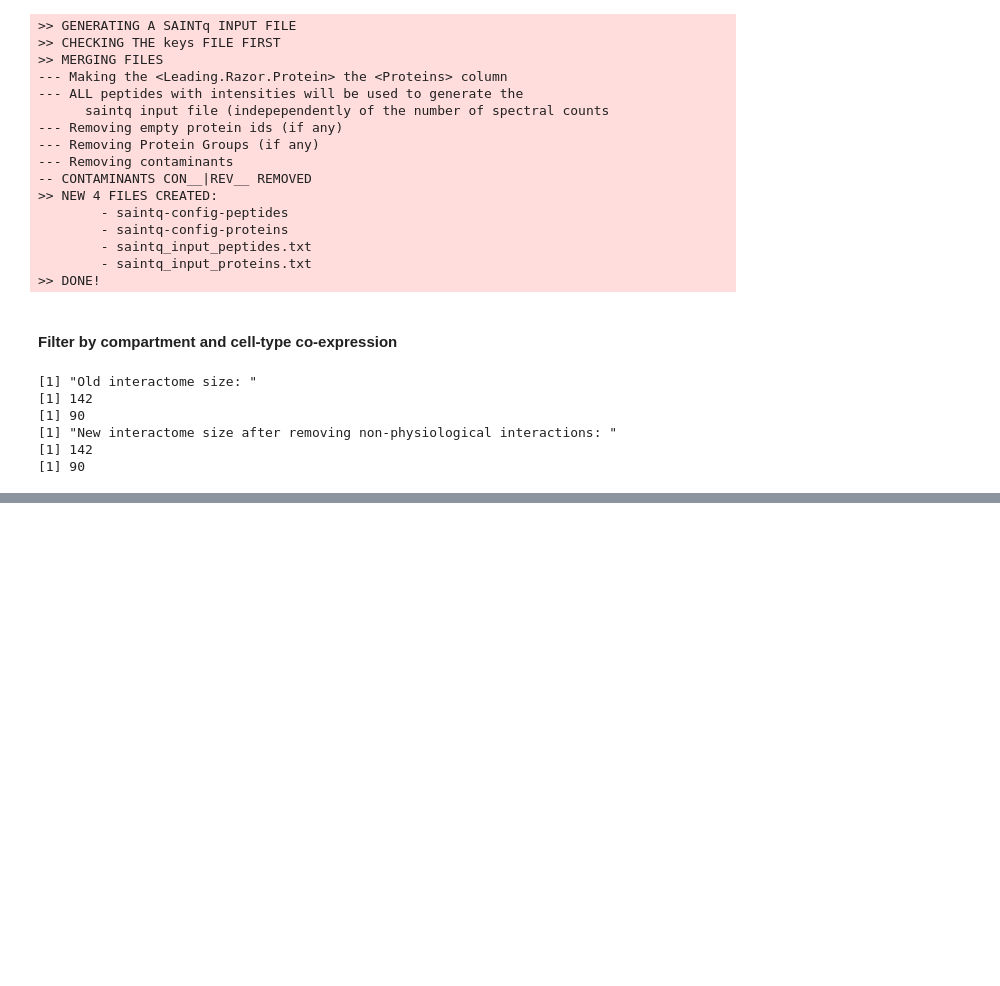
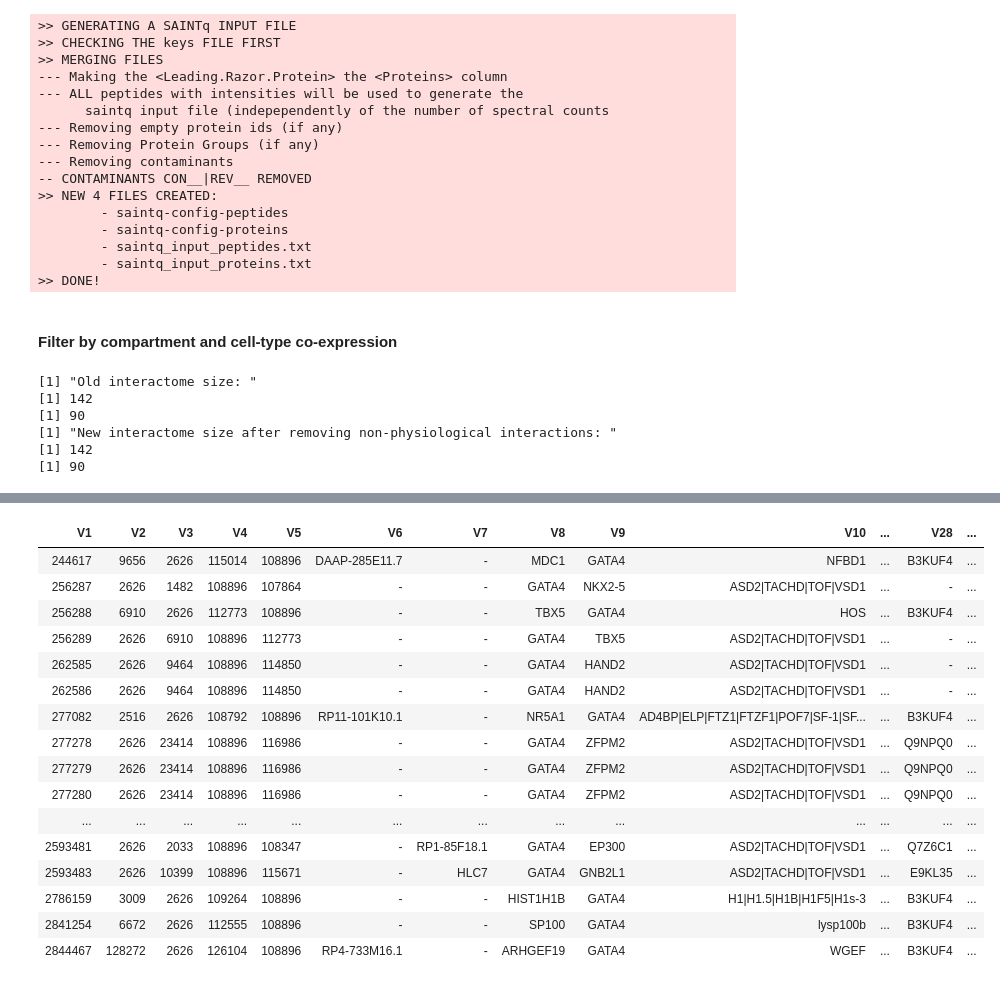
Before and after one commit to mepittman/ctf-apms, a Jupyter notebook: jupyter_notebooks/define_interactome.ipynb, the cells around one changed output, grey strips where cells are left out. Drawn from its saved outputs; the diff is of its cells as text; code cells hidden in the pictures; blank space fills up the shorter version.

Commit message:
added steps for downloading/filtering database interactomes

```diff
--- a/jupyter_notebooks/define_interactome.ipynb
+++ b/jupyter_notebooks/define_interactome.ipynb
@@ -759,0 +824,32 @@ write.table(hcombined, file = "../intermediate/interactome_lists/HEKGATA4-HEKTBX
+# %%
+# BIOGRID
+## Files downloaded 22 April 2021 from https://thebiogrid.org/
+## Settings:
+    # Species: H. sapiens and M. musculus
+
+biogrid_gata = read.table('../data/databases/BIOGRID-GATA4-4.3.196.tab3.txt', sep="\t", stringsAsFactors=F)
+biogrid_tbx5 = read.table('../data/databases/BIOGRID-TBX5-4.3.196.tab3.txt', sep="\t", stringsAsFactors=F)
+
+biogrid_gata
+biogrid_tbx5
+
+biogrid_gata_genes = unique(toupper(c(biogrid_gata$V8, biogrid_gata$V9)))
+biogrid_tbx5_genes = unique(toupper(c(biogrid_tbx5$V8, biogrid_tbx5$V9)))
+# %% [output]
+| V1 | V2 | V3 | V4 | V5 | V6 | V7 | V8 | V9 | V10 | ... | V28 | ... |
+| 244617 | 9656 | 2626 | 115014 | 108896 | DAAP-285E11.7 | - | MDC1 | GATA4 | NFBD1 | ... | B3KUF4 | ... |
+| 256287 | 2626 | 1482 | 108896 | 107864 | - | - | GATA4 | NKX2-5 | ASD2|TACHD|TOF|VSD1 | ... | - | ... |
+| 256288 | 6910 | 2626 | 112773 | 108896 | - | - | TBX5 | GATA4 | HOS | ... | B3KUF4 | ... |
+| 256289 | 2626 | 6910 | 108896 | 112773 | - | - | GATA4 | TBX5 | ASD2|TACHD|TOF|VSD1 | ... | - | ... |
+| 262585 | 2626 | 9464 | 108896 | 114850 | - | - | GATA4 | HAND2 | ASD2|TACHD|TOF|VSD1 | ... | - | ... |
+| 262586 | 2626 | 9464 | 108896 | 114850 | - | - | GATA4 | HAND2 | ASD2|TACHD|TOF|VSD1 | ... | - | ... |
+| 277082 | 2516 | 2626 | 108792 | 108896 | RP11-101K10.1 | - | NR5A1 | GATA4 | AD4BP|ELP|FTZ1|FTZF1|POF7|SF-1|SF... | ... | B3KUF4 | ... |
+| 277278 | 2626 | 23414 | 108896 | 116986 | - | - | GATA4 | ZFPM2 | ASD2|TACHD|TOF|VSD1 | ... | Q9NPQ0 | ... |
+| 277279 | 2626 | 23414 | 108896 | 116986 | - | - | GATA4 | ZFPM2 | ASD2|TACHD|TOF|VSD1 | ... | Q9NPQ0 | ... |
+| 277280 | 2626 | 23414 | 108896 | 116986 | - | - | GATA4 | ZFPM2 | ASD2|TACHD|TOF|VSD1 | ... | Q9NPQ0 | ... |
+| ... | ... | ... | ... | ... | ... | ... | ... | ... | ... | ... | ... | ... |
+| 2593481 | 2626 | 2033 | 108896 | 108347 | - | RP1-85F18.1 | GATA4 | EP300 | ASD2|TACHD|TOF|VSD1 | ... | Q7Z6C1 | ... |
+| 2593483 | 2626 | 10399 | 108896 | 115671 | - | HLC7 | GATA4 | GNB2L1 | ASD2|TACHD|TOF|VSD1 | ... | E9KL35 | ... |
+| 2786159 | 3009 | 2626 | 109264 | 108896 | - | - | HIST1H1B | GATA4 | H1|H1.5|H1B|H1F5|H1s-3 | ... | B3KUF4 | ... |
+| 2841254 | 6672 | 2626 | 112555 | 108896 | - | - | SP100 | GATA4 | lysp100b | ... | B3KUF4 | ... |
+| 2844467 | 128272 | 2626 | 126104 | 108896 | RP4-733M16.1 | - | ARHGEF19 | GATA4 | WGEF | ... | B3KUF4 | ... |
```
Also changed, not shown: parts of 6 cells of this notebook.
